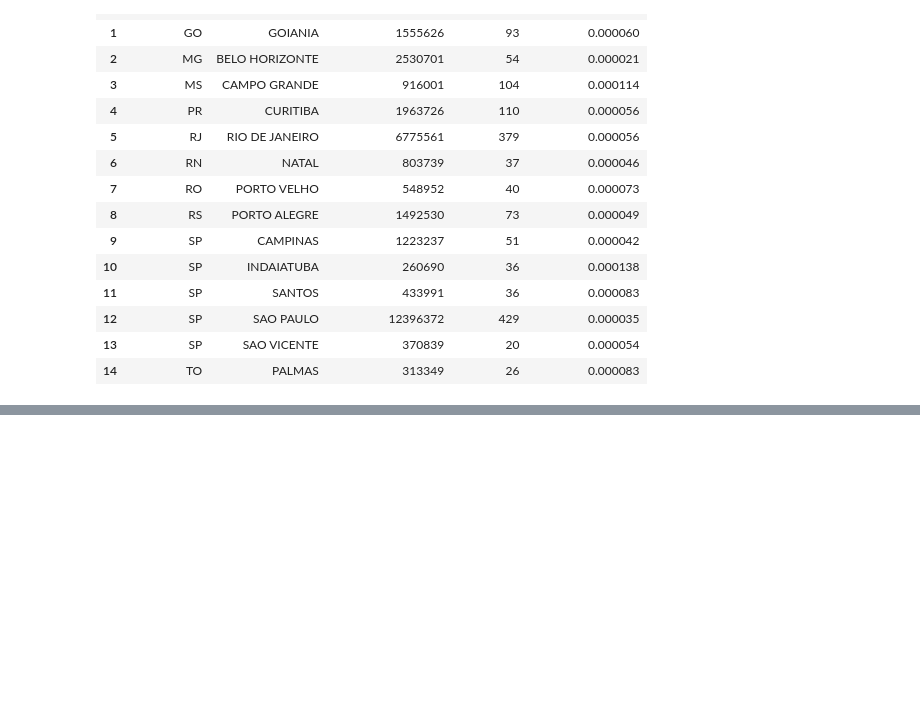
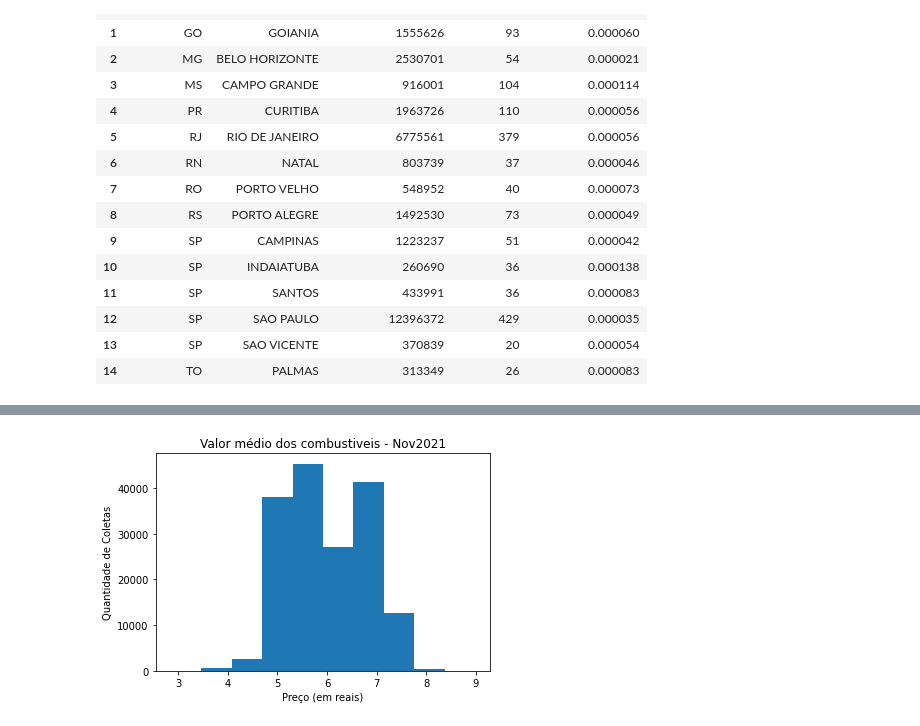
Before and after one commit to MKSGomes/CursodePandas, a Jupyter notebook: Segundo_Exemplo_Pandas.ipynb, the cells around one changed output, grey strips where cells are left out. Cells and saved outputs as stored; diff of their text form; code cells hidden in the pictures; blank space fills up the shorter version.

```diff
--- a/Segundo_Exemplo_Pandas.ipynb
+++ b/Segundo_Exemplo_Pandas.ipynb
@@ -278,0 +325,13 @@ None
+# %%
+plt.hist(combustiveis_df['Valor de Venda'])
+#Vamos colocar um título no gráfico
+plt.title("Valor médio dos combustiveis - Nov2021")
+#Rótulo horizontal e vertical
+plt.xlabel("Preço (em reais)")
+plt.ylabel("Quantidade de Coletas")
+
+
+#"Plota" o gráfico
+plt.show()
+# %% [output]
+[figure, added]
```
Also changed, not shown: parts of 12 cells of this notebook.
